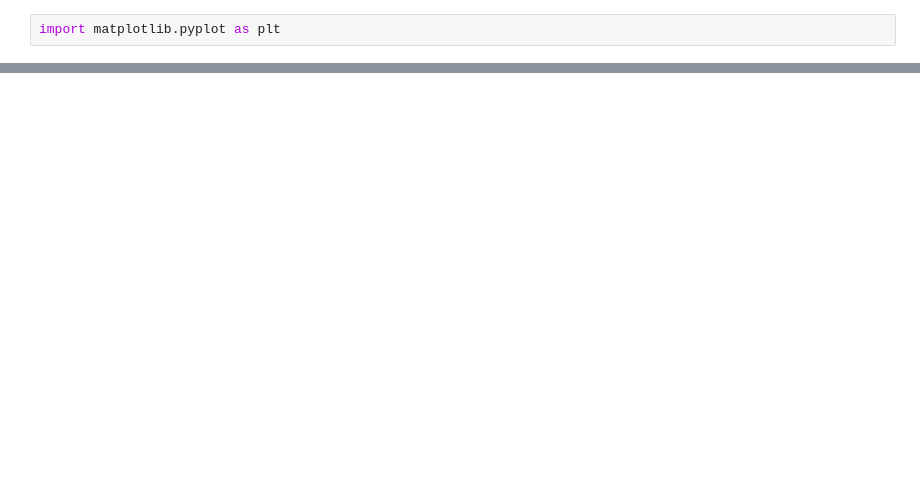
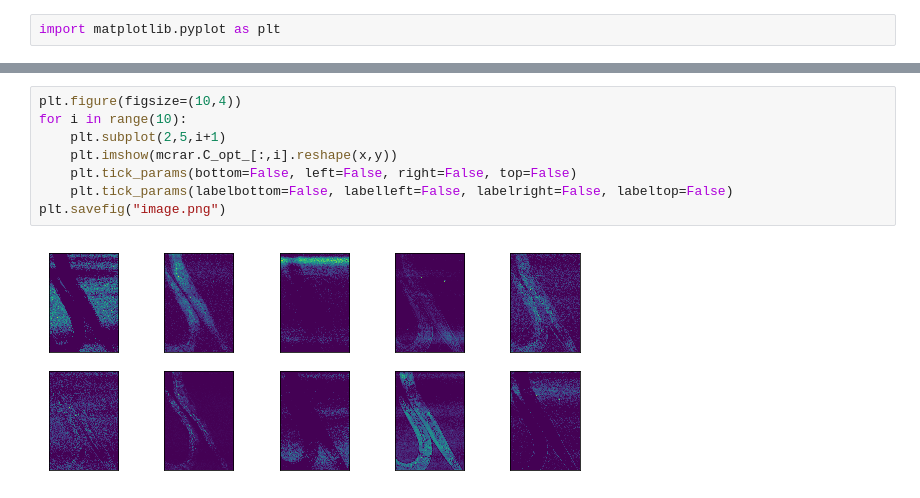
Before and after one commit to Rukaume/KanoLab_analysis, a Jupyter notebook: MCR_ALS_20230120test.ipynb, the cells around one changed output, grey strips where cells are left out. Saved outputs shown, nothing was run; the diff lists cells and outputs as text; blank space fills up the shorter version.

```diff
--- a/MCR_ALS_20230120test.ipynb
+++ b/MCR_ALS_20230120test.ipynb
@@ -264,0 +264,10 @@ Text(0.5, 1.0, 'MCR-AR Retrieved')
+# %%
+plt.figure(figsize=(10,4))
+for i in range(10):
+    plt.subplot(2,5,i+1)
+    plt.imshow(mcrar.C_opt_[:,i].reshape(x,y))
+    plt.tick_params(bottom=False, left=False, right=False, top=False)
+    plt.tick_params(labelbottom=False, labelleft=False, labelright=False, labeltop=False)
+plt.savefig("image.png")
+# %% [output]
+[figure, added]
```
Also changed, not shown: parts of 8 cells of this notebook.
